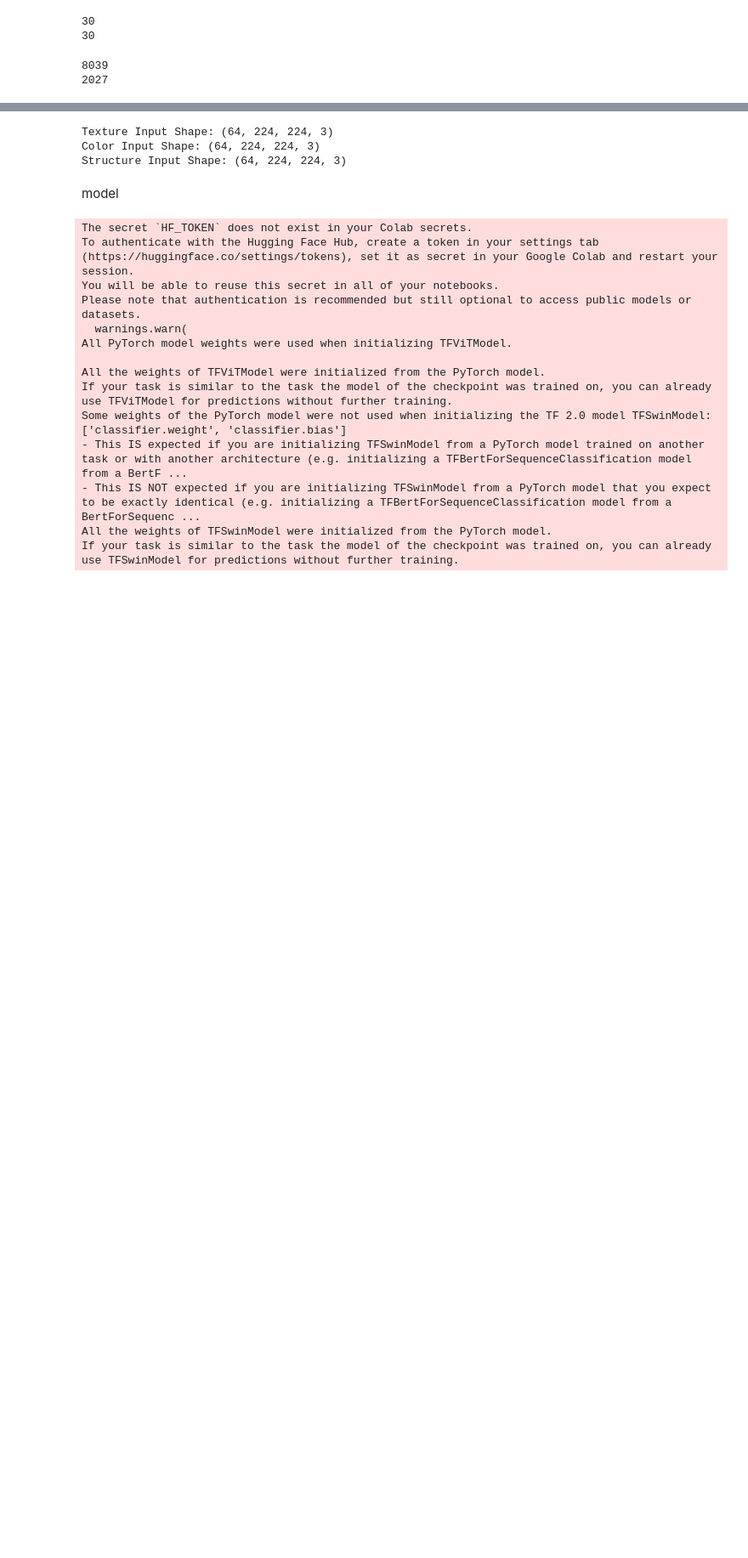
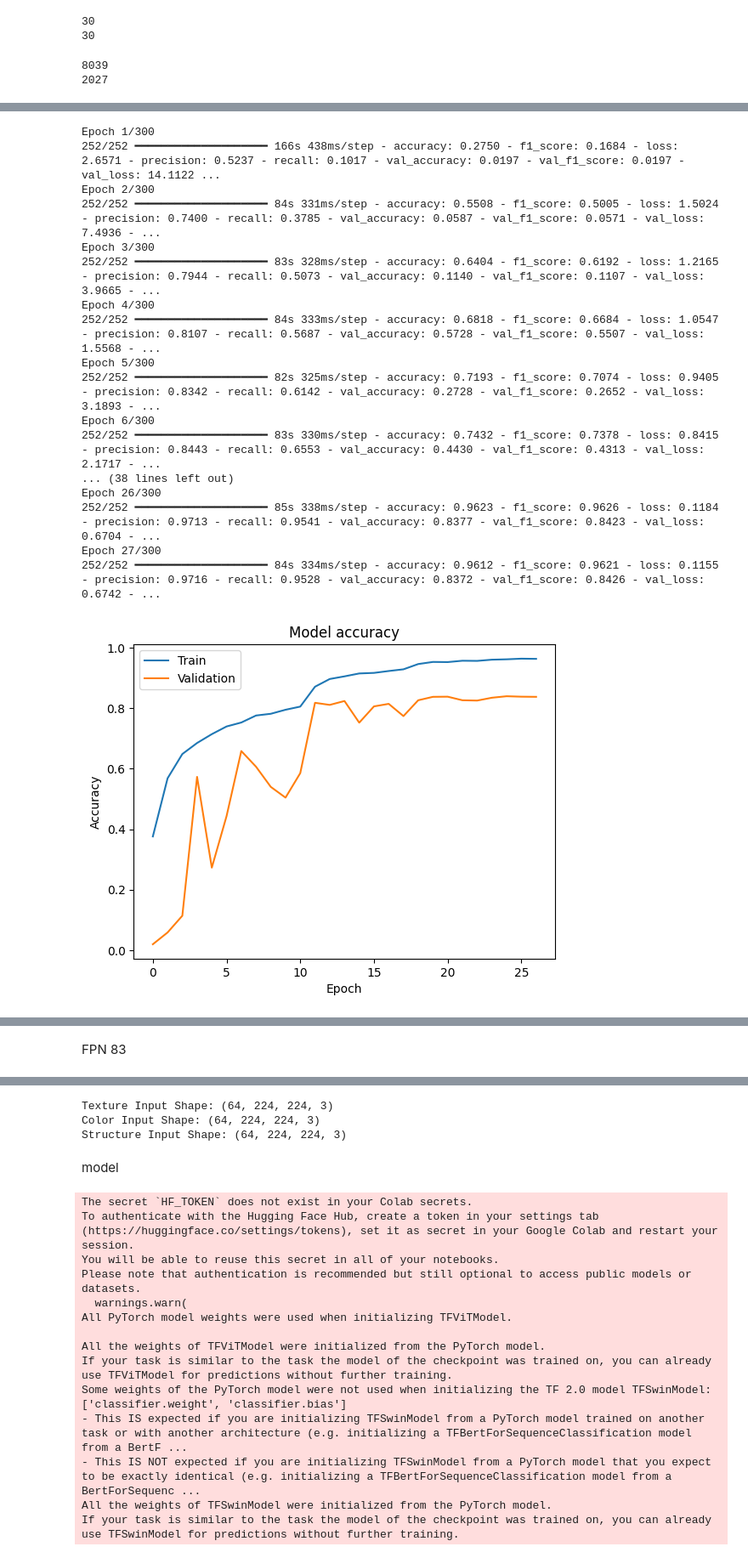
Before and after one commit to KAVYANSHTYAGI/Food-Image-Classifier, a Jupyter notebook: novel_architecture_methods.ipynb, the cells around one changed output, grey strips where cells are left out. Shown at 85% size. Drawn from its saved outputs; the diff is of its cells as text; code cells hidden in the pictures; blank space fills up the shorter version.

```diff
--- a/novel_architecture_methods.ipynb
+++ b/novel_architecture_methods.ipynb
@@ -114,0 +204,14 @@ val_generator = val_test_datagen.flow(x_test, y_test)
+# %%
+from tensorflow.keras.applications import ResNet50
+
+def resnet_branch(input_tensor):
+    # Load a pre-trained ResNet50 model, excluding the top fully connected layer
+    base_model = ResNet50(include_top=False, weights='imagenet', input_tensor=input_tensor)
+    # Freeze the layers of the base model to retain learned features
+    for layer in base_model.layers[-30:0]:
+        layer.trainable = True
+
+    # Add custom layers on top of the base model
+    x = base_model.output
+    x = tf.keras.layers.GlobalAveragePooling2D()(x)
+    return x
@@ -114,0 +372,47 @@ val_generator = val_test_datagen.flow(x_test, y_test)
+# %%
+history = model.fit(
+    train_generator,
+    epochs=300,
+    validation_data=val_generator,
+    callbacks=[early_stopping, reduce_lr, model_checkpoint],
+    shuffle=True)
+
+# Plotting training and validation loss and accuracy
+import matplotlib.pyplot as plt
+
+# Plot training & validation accuracy values
+plt.plot(history.history['accuracy'])
+plt.plot(history.history['val_accuracy'])
+plt.title('Model accuracy')
+plt.xlabel('Epoch')
+plt.ylabel('Accuracy')
+plt.legend(['Train', 'Validation'], loc='upper left')
+plt.show()
+
+# Plot training & validation loss values
+plt.plot(history.history['loss'])
+plt.plot(history.history['val_loss'])
+plt.title('Model loss')
+plt.xlabel('Epoch')
+plt.ylabel('Loss')
+plt.legend(['Train', 'Validation'], loc='upper left')
+plt.show()
+# %% [output]
+Epoch 1/300
+252/252 ━━━━━━━━━━━━━━━━━━━━ 166s 438ms/step - accuracy: 0.2750 - f1_score: 0.1684 - loss: 2.6571 - precision: 0.5237 - recall: 0.1017 - val_accuracy: 0.0197 - val_f1_score: 0.0197 - val_loss: 14.1122 ...
+Epoch 2/300
+252/252 ━━━━━━━━━━━━━━━━━━━━ 84s 331ms/step - accuracy: 0.5508 - f1_score: 0.5005 - loss: 1.5024 - precision: 0.7400 - recall: 0.3785 - val_accuracy: 0.0587 - val_f1_score: 0.0571 - val_loss: 7.4936 - ...
+Epoch 3/300
+252/252 ━━━━━━━━━━━━━━━━━━━━ 83s 328ms/step - accuracy: 0.6404 - f1_score: 0.6192 - loss: 1.2165 - precision: 0.7944 - recall: 0.5073 - val_accuracy: 0.1140 - val_f1_score: 0.1107 - val_loss: 3.9665 - ...
+Epoch 4/300
+252/252 ━━━━━━━━━━━━━━━━━━━━ 84s 333ms/step - accuracy: 0.6818 - f1_score: 0.6684 - loss: 1.0547 - precision: 0.8107 - recall: 0.5687 - val_accuracy: 0.5728 - val_f1_score: 0.5507 - val_loss: 1.5568 - ...
+Epoch 5/300
+252/252 ━━━━━━━━━━━━━━━━━━━━ 82s 325ms/step - accuracy: 0.7193 - f1_score: 0.7074 - loss: 0.9405 - precision: 0.8342 - recall: 0.6142 - val_accuracy: 0.2728 - val_f1_score: 0.2652 - val_loss: 3.1893 - ...
+Epoch 6/300
+252/252 ━━━━━━━━━━━━━━━━━━━━ 83s 330ms/step - accuracy: 0.7432 - f1_score: 0.7378 - loss: 0.8415 - precision: 0.8443 - recall: 0.6553 - val_accuracy: 0.4430 - val_f1_score: 0.4313 - val_loss: 2.1717 - ...
+... (38 lines left out)
+Epoch 26/300
+252/252 ━━━━━━━━━━━━━━━━━━━━ 85s 338ms/step - accuracy: 0.9623 - f1_score: 0.9626 - loss: 0.1184 - precision: 0.9713 - recall: 0.9541 - val_accuracy: 0.8377 - val_f1_score: 0.8423 - val_loss: 0.6704 - ...
+Epoch 27/300
+252/252 ━━━━━━━━━━━━━━━━━━━━ 84s 334ms/step - accuracy: 0.9612 - f1_score: 0.9621 - loss: 0.1155 - precision: 0.9716 - recall: 0.9528 - val_accuracy: 0.8372 - val_f1_score: 0.8426 - val_loss: 0.6742 - ...
+[figure, added]
@@ -114,0 +420,2 @@ val_generator = val_test_datagen.flow(x_test, y_test)
+# %% [markdown]
+FPN 83
```
Also changed, not shown: parts of 18 cells of this notebook.
